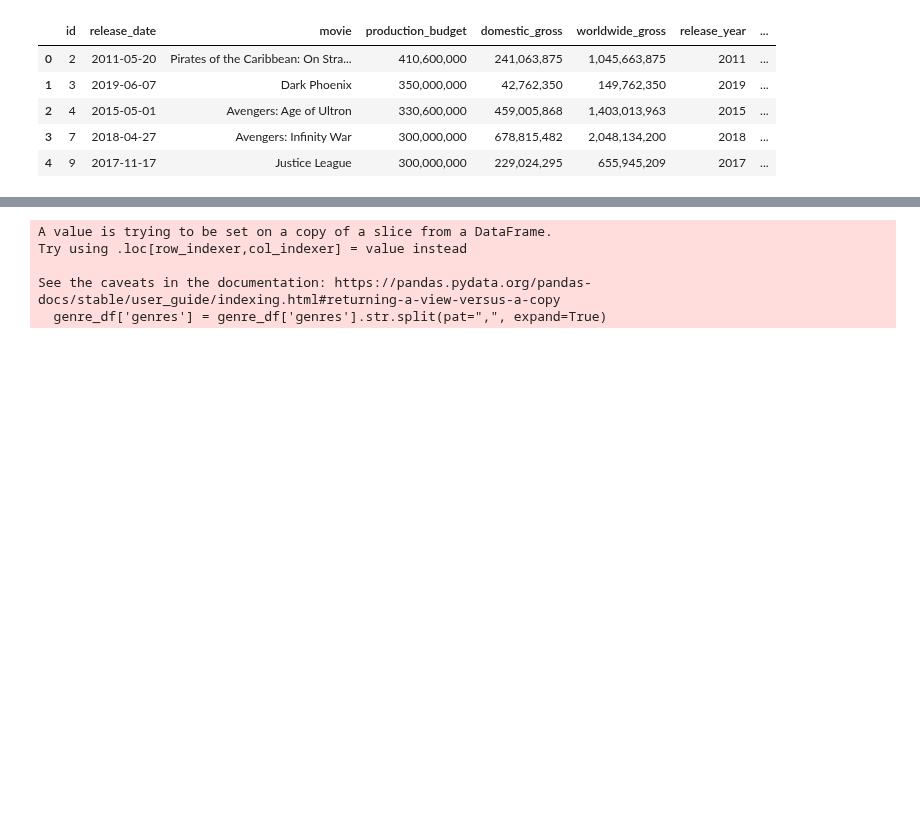
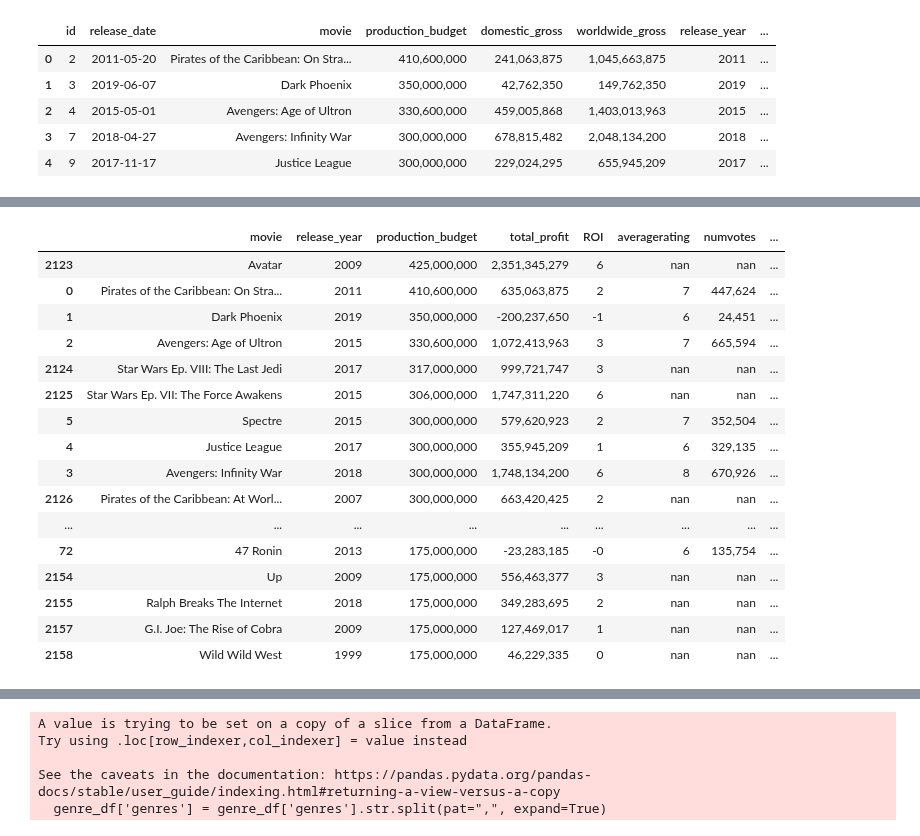
Before and after one commit to jxn628/dsc-phase-1-project, a Jupyter notebook: student.ipynb, the cells around one changed output, grey strips where cells are left out. Drawn from its saved outputs; the diff is of its cells as text; code cells hidden in the pictures; blank space fills up the shorter version.

```diff
--- a/student.ipynb
+++ b/student.ipynb
@@ -1164,0 +1203,20 @@ ValueError: Wrong number of items passed 3, placement implies 1
+# %%
+project_analysis_df.sort_values('production_budget', ascending=False).head(100)
+# %% [output]
+|  | movie | release_year | production_budget | total_profit | ROI | averagerating | numvotes | ... |
+| 2123 | Avatar | 2009 | 425,000,000 | 2,351,345,279 | 6 | nan | nan | ... |
+| 0 | Pirates of the Caribbean: On Stra... | 2011 | 410,600,000 | 635,063,875 | 2 | 7 | 447,624 | ... |
+| 1 | Dark Phoenix | 2019 | 350,000,000 | -200,237,650 | -1 | 6 | 24,451 | ... |
+| 2 | Avengers: Age of Ultron | 2015 | 330,600,000 | 1,072,413,963 | 3 | 7 | 665,594 | ... |
+| 2124 | Star Wars Ep. VIII: The Last Jedi | 2017 | 317,000,000 | 999,721,747 | 3 | nan | nan | ... |
+| 2125 | Star Wars Ep. VII: The Force Awakens | 2015 | 306,000,000 | 1,747,311,220 | 6 | nan | nan | ... |
+| 5 | Spectre | 2015 | 300,000,000 | 579,620,923 | 2 | 7 | 352,504 | ... |
+| 4 | Justice League | 2017 | 300,000,000 | 355,945,209 | 1 | 6 | 329,135 | ... |
+| 3 | Avengers: Infinity War | 2018 | 300,000,000 | 1,748,134,200 | 6 | 8 | 670,926 | ... |
+| 2126 | Pirates of the Caribbean: At Worl... | 2007 | 300,000,000 | 663,420,425 | 2 | nan | nan | ... |
+| ... | ... | ... | ... | ... | ... | ... | ... | ... |
+| 72 | 47 Ronin | 2013 | 175,000,000 | -23,283,185 | -0 | 6 | 135,754 | ... |
+| 2154 | Up | 2009 | 175,000,000 | 556,463,377 | 3 | nan | nan | ... |
+| 2155 | Ralph Breaks The Internet | 2018 | 175,000,000 | 349,283,695 | 2 | nan | nan | ... |
+| 2157 | G.I. Joe: The Rise of Cobra | 2009 | 175,000,000 | 127,469,017 | 1 | nan | nan | ... |
+| 2158 | Wild Wild West | 1999 | 175,000,000 | 46,229,335 | 0 | nan | nan | ... |
```
Also changed, not shown: parts of 40 cells of this notebook.
